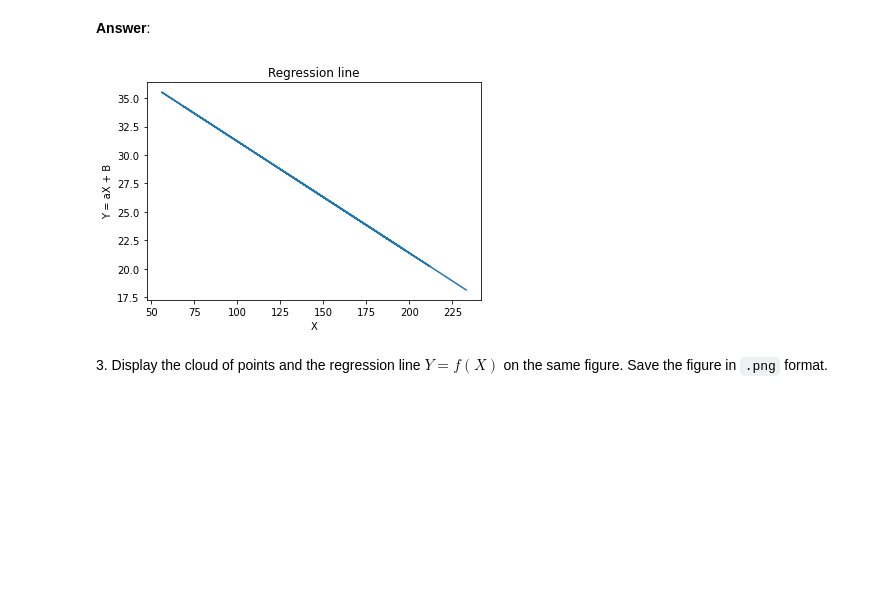
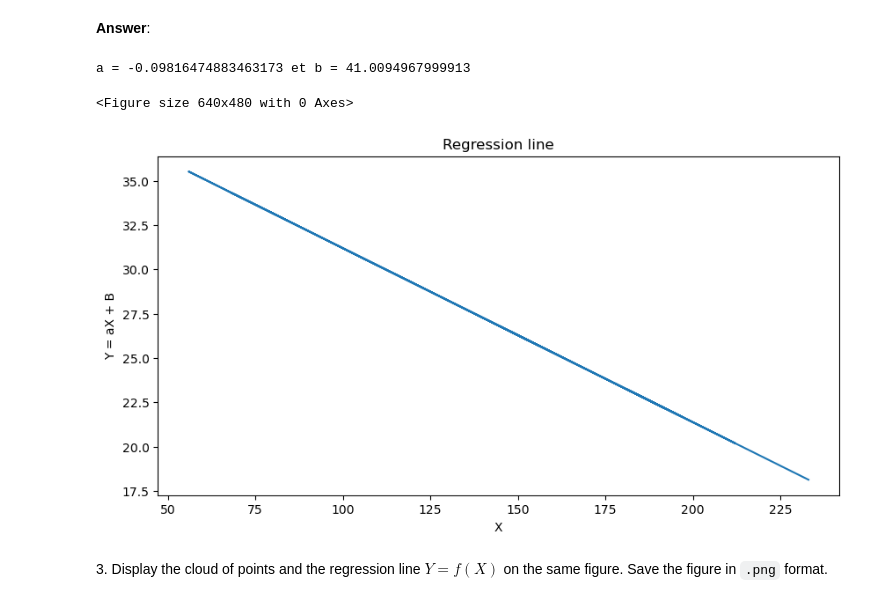
Before and after one commit to hichamomh/Python-labs, a Jupyter notebook: Labs/Lab2/lab2.ipynb, the cells around one changed output. Saved outputs shown, nothing was run; the diff lists cells and outputs as text; code cells hidden in the pictures; blank space fills up the shorter version.

```diff
--- a/Labs/Lab2/lab2.ipynb
+++ b/Labs/Lab2/lab2.ipynb
@@ -175,20 +178,21 @@ df.describe()
 # %% [markdown]
 **Answer**:
 # %%
-# your code
-import numpy as np
-import matplotlib.pyplot as plt
 Regression_line = np.polyfit(df["X"],df["Y"],deg=1) #Regression coefficients
-X =np.array(df["X"])    #X values as an array
+X = np.array(df["X"])    #X values as an array
 B = Regression_line[1]*np.ones(len(X)) #Y =aX +B
+print(f'a = {Regression_line[0]} et b = {Regression_line[1]}')
 plt.figure()
+plt.figure(figsize=(10,5))
 plt.plot(X,Regression_line[0]*X+B)
 plt.title("Regression line")
 plt.xlabel("X")
 plt.ylabel("Y = aX + B")
 plt.show()
 # %% [output]
+a = -0.09816474883463173 et b = 41.0094967999913
+<Figure size 640x480 with 0 Axes>
-[figure, old version]
+[figure, new version]
 # %% [markdown]
 3\. Display the cloud of points and the regression line $Y = f(X)$ on the same figure. Save the figure in `.png` format.
 # %% [markdown]
```
Also changed, not shown: parts of 19 cells of this notebook.
